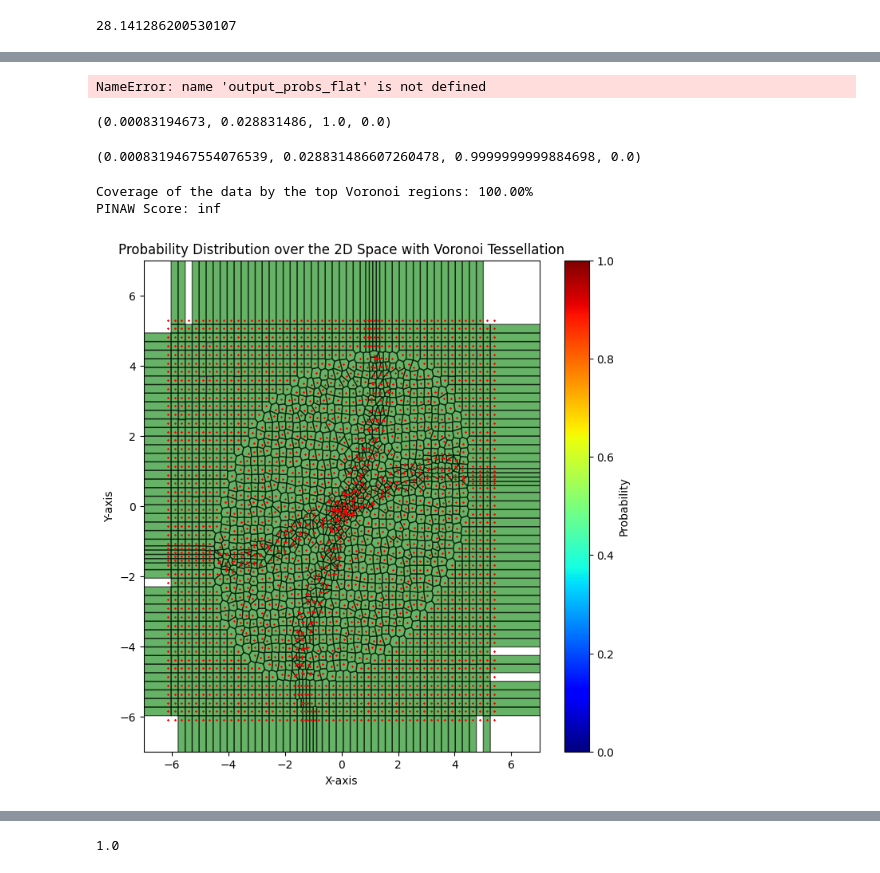
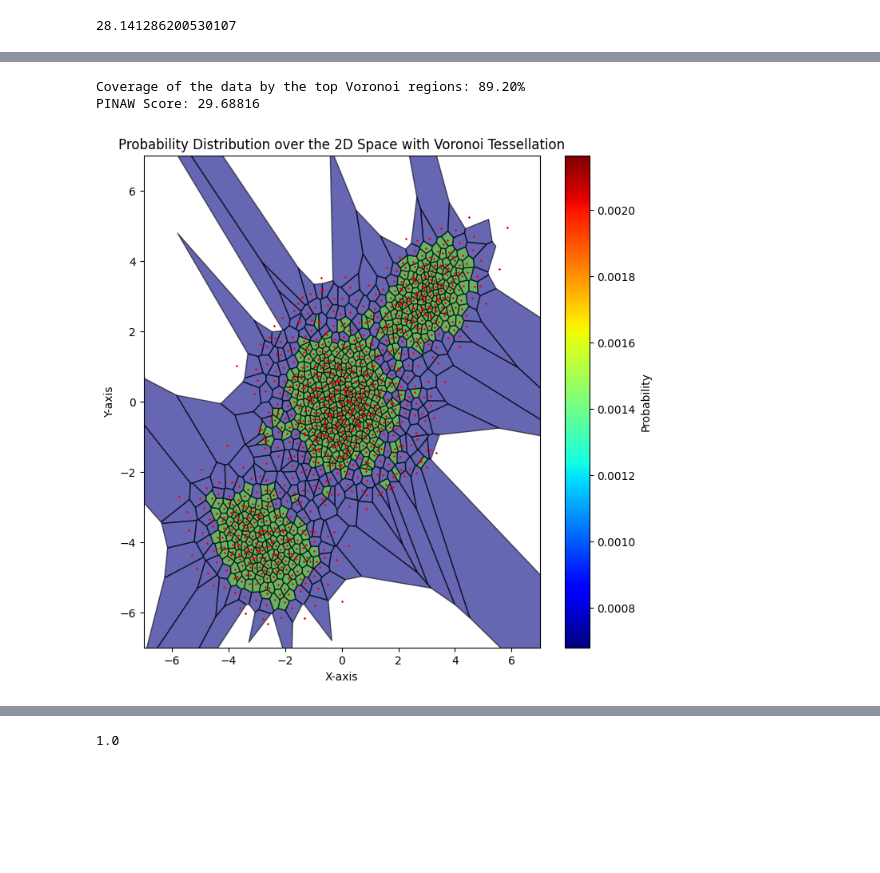
Before and after one commit to batuceng/max_quantile, a Jupyter notebook: 2d_prototypes_v5.ipynb, the cells around one changed output, grey strips where cells are left out. Saved outputs shown, nothing was run; the diff lists cells and outputs as text; code cells hidden in the pictures; blank space fills up the shorter version.

```diff
--- a/2d_prototypes_v5.ipynb
+++ b/2d_prototypes_v5.ipynb
@@ -484,20 +491,20 @@ for step in range(200):
         plt.title(f'Prototypes and Data Points at Step {step+1}')
         plt.legend()
         plt.show()
-    # # Clear unused protos
-    # if (step!=0) and ((step+1) % 20 == 0):
-    #     with torch.no_grad():
-    #         logits = model(train_x)
+    # Clear unused protos
+    if (step!=0) and ((step+1) % 20 == 0):
+        with torch.no_grad():
+            logits = model(train_x)
 
-    #         cdist_list = torch.cdist(train_y, protos, p=2)
-    #         mindist, pos = torch.min(cdist_list, dim=1)
+            cdist_list = torch.cdist(train_y, protos, p=2)
+            mindist, pos = torch.min(cdist_list, dim=1)
 
-    #         prototype_usage = torch.bincount(pos, minlength=protos.size(0)).detach()
-    #         active_prototypes = torch.where(prototype_usage > 0)[0]
-    #         model.fc.weight = torch.nn.parameter.Parameter(torch.index_select(model.fc.weight, dim=0, index=active_prototypes), requires_grad=True)
-    #         model.fc.bias = torch.nn.parameter.Parameter(torch.index_select(model.fc.bias, dim=0, index=active_prototypes), requires_grad=True)
-    #         protos = torch.nn.parameter.Parameter(torch.index_select(protos, dim=0, index=active_prototypes), requires_grad=True)
-    #     optimizer = torch.optim.Adam(params=list(model.parameters())+ [protos], lr=0.05)
+            prototype_usage = torch.bincount(pos, minlength=protos.size(0)).detach()
+            active_prototypes = torch.where(prototype_usage > 0)[0]
+            model.fc.weight = torch.nn.parameter.Parameter(torch.index_select(model.fc.weight, dim=0, index=active_prototypes), requires_grad=True)
+            model.fc.bias = torch.nn.parameter.Parameter(torch.index_select(model.fc.bias, dim=0, index=active_prototypes), requires_grad=True)
+            protos = torch.nn.parameter.Parameter(torch.index_select(protos, dim=0, index=active_prototypes), requires_grad=True)
+        optimizer = torch.optim.Adam(params=list(model.parameters())+ [protos], lr=0.05)
 
     model.train()
     optimizer.zero_grad()
@@ -506,19 +513,22 @@ for step in range(200):
     cdist_list = torch.cdist(train_y, protos, p=2)
     mindist, pos = torch.min(cdist_list, dim=1)
 
-    lambda_fact = 0.0
+    lambda_fact = 1
     # ce_loss = criterion(logits, pos)
     mindist_loss = lambda_fact * torch.mean(mindist)
 
-    ce_loss = distance_based_ce(logits, cdist_list.detach())
-    # protos2protos_dist = 0.2 * (-torch.cdist(protos, protos, p=2).topk(k=2, dim=1, largest=False).values.mean())
-    loss = ce_loss + mindist_loss + 0.1 * entropy_loss(logits)
+    ce_loss = distance_based_ce(logits, cdist_list)
+    # ce_loss = criterion(logits, pos)
+    # protos2protos_dist = 0.1 * (-torch.cdist(protos, protos, p=2).topk(k=2, dim=1, largest=False).values.mean())
+    loss = ce_loss + mindist_loss +0.1 * entropy_loss(logits) #+ protos2protos_dist
 
     ce_losses.append(ce_loss.data.item())
     mindist_losses.append(mindist_loss.data.item())
     losses.append(loss.data.item())
     #print(yqs.shape, train_y_tr.shape)
     loss.backward()
+    # clip the protos gradient
+    torch.nn.utils.clip_grad_norm_(protos, 0.1)
     optimizer.step()
 
     if (step==0) or ((step+1) % 10 == 0):
@@ -539,17 +549,3 @@ epoch 200, loss=3.605, CE_Loss: 3.604957342147827, MinDist_Loss: 0.0
-# %%
-output_probs_flat.shape
-# %% [output]
-NameError: name 'output_probs_flat' is not defined
-# %%
-output_probs_flat.mean(), output_probs_flat.std(), output_probs_flat.max(), output_probs_flat.min(),
-# %% [output]
-(0.00083194673, 0.028831486, 1.0, 0.0)
-# %%
-adjusted_probs.numpy().mean(), adjusted_probs.numpy().std(), adjusted_probs.numpy().max(), adjusted_probs.numpy().min(),
-
-# adjusted_probs.numpy().max()
-# %% [output]
-(0.0008319467554076539, 0.028831486607260478, 0.9999999999884698, 0.0)
 # %%
 
 
@@ -626,7 +622,7 @@ import numpy as np
 import torch.nn.functional as F
 
 # yüzde kaç covarage istiyoz
-alpha = 0.1
+alpha = 0.9
 
 model.eval()
 with torch.no_grad():
@@ -680,36 +676,36 @@ for i, region_index in enumerate(vor.point_region):
     if not -1 in region and len(region) > 0:
         polygon = [vor.vertices[j] for j in region]
         # colors.append(cmap(norm(adjusted_probs[i])))
         if i in top_indices:
             colors.append(highlight_color)  # Use the highlight color for top regions
         else:
             colors.append(cmap(0))
 
 
 # Create a PolyCollection for Voronoi regions
 voronoi_region_collection = PolyCollection(regions, facecolors=colors, edgecolors='k', alpha=0.6)
 ax.add_collection(voronoi_region_collection)
 
 # Plot prototype centers
 ax.scatter(proto_centers[:, 0], proto_centers[:, 1], marker='x', c='red', s=1)
 
 # Set the axis limits and labels
 plt.xlim(-7, 7)
 plt.ylim(-7, 7)
 plt.title('Probability Distribution over the 2D Space with Voronoi Tessellation')
 plt.xlabel('X-axis')
 plt.ylabel('Y-axis')
 
 # Add colorbar
 sm = plt.cm.ScalarMappable(cmap=cmap, norm=norm)
 sm.set_array([])
 plt.colorbar(sm, ax=ax, label='Probability')
 
 plt.show()
 # %% [output]
-Coverage of the data by the top Voronoi regions: 100.00%
-PINAW Score: inf
+Coverage of the data by the top Voronoi regions: 89.20%
+PINAW Score: 29.68816
-[figure, old version]
+[figure, new version]
 # %%
 pinaw_score = np.array(region_areas)[top_indices].sum()
 print(pinaw_score)
```
Also changed, not shown: parts of 6 cells of this notebook.
